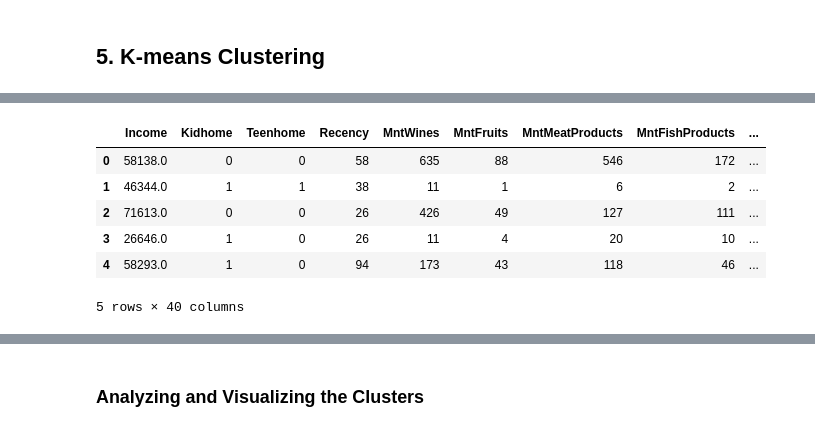
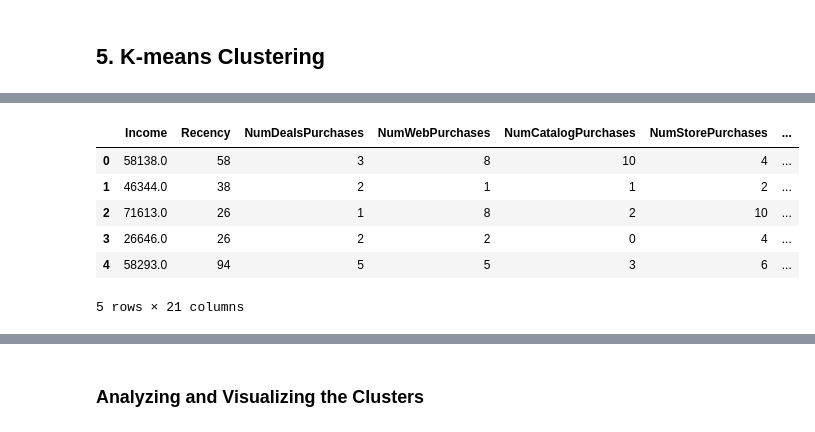
Before and after one commit to BettyKagendo/Advanced-Machine-Learning, a Jupyter notebook: week_7/customer_personality_analysis.ipynb, the cells around one changed output, grey strips where cells are left out. Cells and saved outputs as stored; diff of their text form; code cells hidden in the pictures.

```diff
--- a/week_7/customer_personality_analysis.ipynb
+++ b/week_7/customer_personality_analysis.ipynb
@@ -192 +166,5 @@ data_encoded = pd.concat([data.drop(['Education', 'Marital_Status'], axis=1), fe
+# %%
+#Drop categorical columns because Euclidean distance is not meaningful for discrete variables
+cat_columns = data.select_dtypes('object').columns
+data.drop(cat_columns, axis=1, inplace=True)
 # %% [markdown]
@@ -196,7 +174,8 @@ data_encoded = pd.concat([data.drop(['Education', 'Marital_Status'], axis=1), fe
 # %%
 #Scale the data
 scaler = RobustScaler()
-data_scaled = scaler.fit_transform(data_encoded)
+data_scaled = scaler.fit_transform(data)
+data_scaled_df = pd.DataFrame(data_scaled, columns=data.columns)
 # %% [markdown]
 ## 5. K-means Clustering
 # %%
@@ -204,8 +183,8 @@ data_scaled = scaler.fit_transform(data_encoded)
 inertia = []
 K = range(1, 11)
 for k in K:
-    kmeans = KMeans(n_clusters=k, n_init=12, random_state=42)
-    kmeans.fit(data_scaled)
+    kmeans = KMeans(init="k-means++", n_clusters=k, n_init=20, random_state=42)
+    kmeans.fit(data_scaled_df)
     inertia.append(kmeans.inertia_)
 
 # Plot the elbow graph
@@ -220,5 +199,5 @@ plt.show()
 # %%
 # Training the K-means Model
-k_means = KMeans(n_clusters=2, random_state=42)
-k_means.fit(data_scaled)
+k_means = KMeans(n_clusters=3, random_state=42)
+k_means.fit(data_scaled_df)
 # %% [output]
@@ -231,13 +210,12 @@ print(labels)
 # %%
 # Create a new DataFrame with the cluster labels
-clustered_data = pd.DataFrame(data_encoded)
-clustered_data['Cluster'] = labels
-clustered_data.head(5)
+data['Cluster'] = labels
+data.head(5)
 # %% [output]
-|  | Income | Kidhome | Teenhome | Recency | MntWines | MntFruits | MntMeatProducts | MntFishProducts | ... |
-| 0 | 58138.0 | 0 | 0 | 58 | 635 | 88 | 546 | 172 | ... |
-| 1 | 46344.0 | 1 | 1 | 38 | 11 | 1 | 6 | 2 | ... |
-| 2 | 71613.0 | 0 | 0 | 26 | 426 | 49 | 127 | 111 | ... |
-| 3 | 26646.0 | 1 | 0 | 26 | 11 | 4 | 20 | 10 | ... |
-| 4 | 58293.0 | 1 | 0 | 94 | 173 | 43 | 118 | 46 | ... |
+|  | Income | Recency | NumDealsPurchases | NumWebPurchases | NumCatalogPurchases | NumStorePurchases | ... |
+| 0 | 58138.0 | 58 | 3 | 8 | 10 | 4 | ... |
+| 1 | 46344.0 | 38 | 2 | 1 | 1 | 2 | ... |
+| 2 | 71613.0 | 26 | 1 | 8 | 2 | 10 | ... |
+| 3 | 26646.0 | 26 | 2 | 2 | 0 | 4 | ... |
+| 4 | 58293.0 | 94 | 5 | 5 | 3 | 6 | ... |
-5 rows × 40 columns
+5 rows × 21 columns
```
Also changed, not shown: parts of 39 cells of this notebook.
